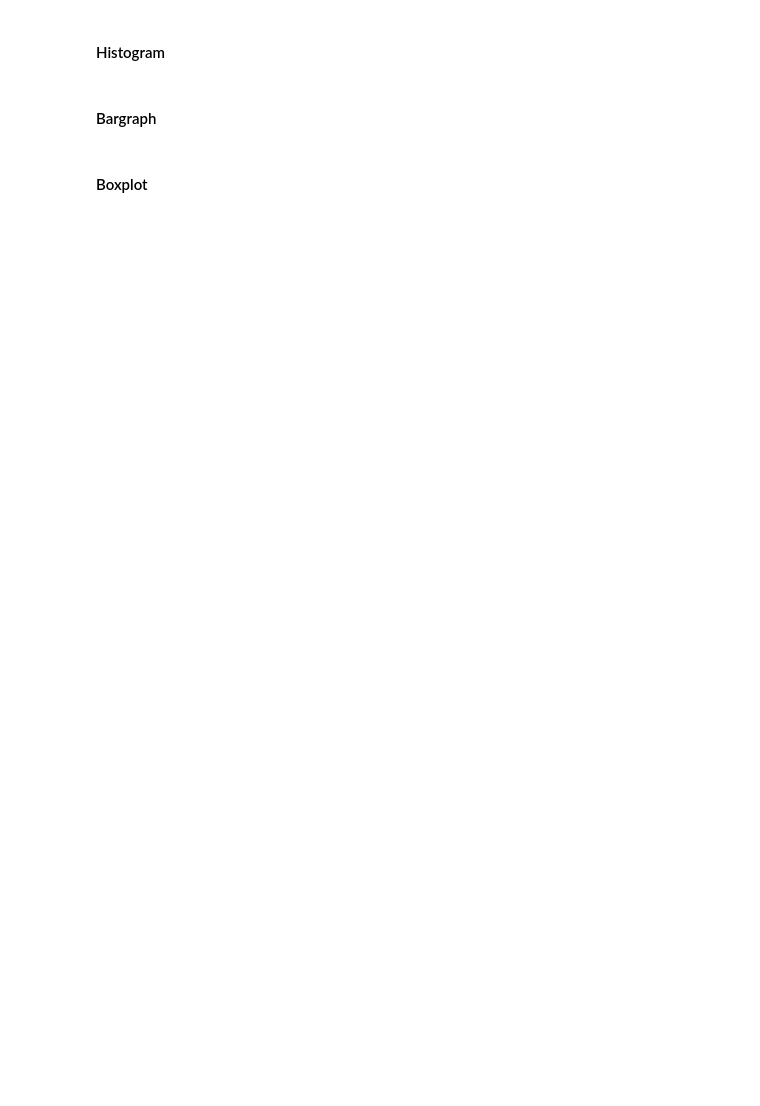
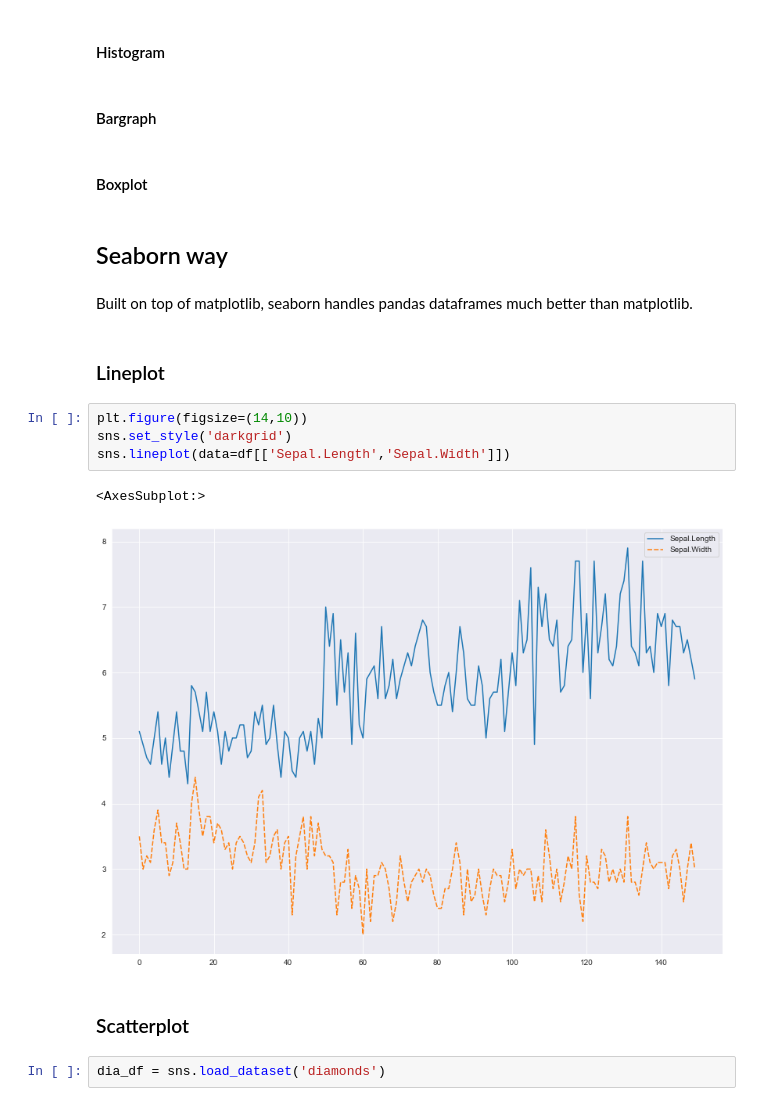
Before and after one commit to kdesh96/Basics-DS, a Jupyter notebook: Intro/2. Matplotlib.ipynb, the cells around one changed output. Drawn from its saved outputs; the diff is of its cells as text; blank space fills up the shorter version.

Commit message:
Lineplots

```diff
--- a/Intro/2. Matplotlib.ipynb
+++ b/Intro/2. Matplotlib.ipynb
@@ -47,3 +60,20 @@ The latter can be used to divide the figure into a grid, with each portion getti
 #### Bargraph
 # %% [markdown]
 #### Boxplot
+# %% [markdown]
+## Seaborn way
+# %% [markdown]
+Built on top of matplotlib, seaborn handles pandas dataframes much better than matplotlib.
+# %% [markdown]
+### Lineplot
+# %%
+plt.figure(figsize=(14,10))
+sns.set_style('darkgrid')
+sns.lineplot(data=df[['Sepal.Length','Sepal.Width']])
+# %% [output]
+<AxesSubplot:>
+[figure, added]
+# %% [markdown]
+### Scatterplot
+# %%
+dia_df = sns.load_dataset('diamonds')
```
Also changed, not shown: parts of 4 cells of this notebook, 1 other file.
